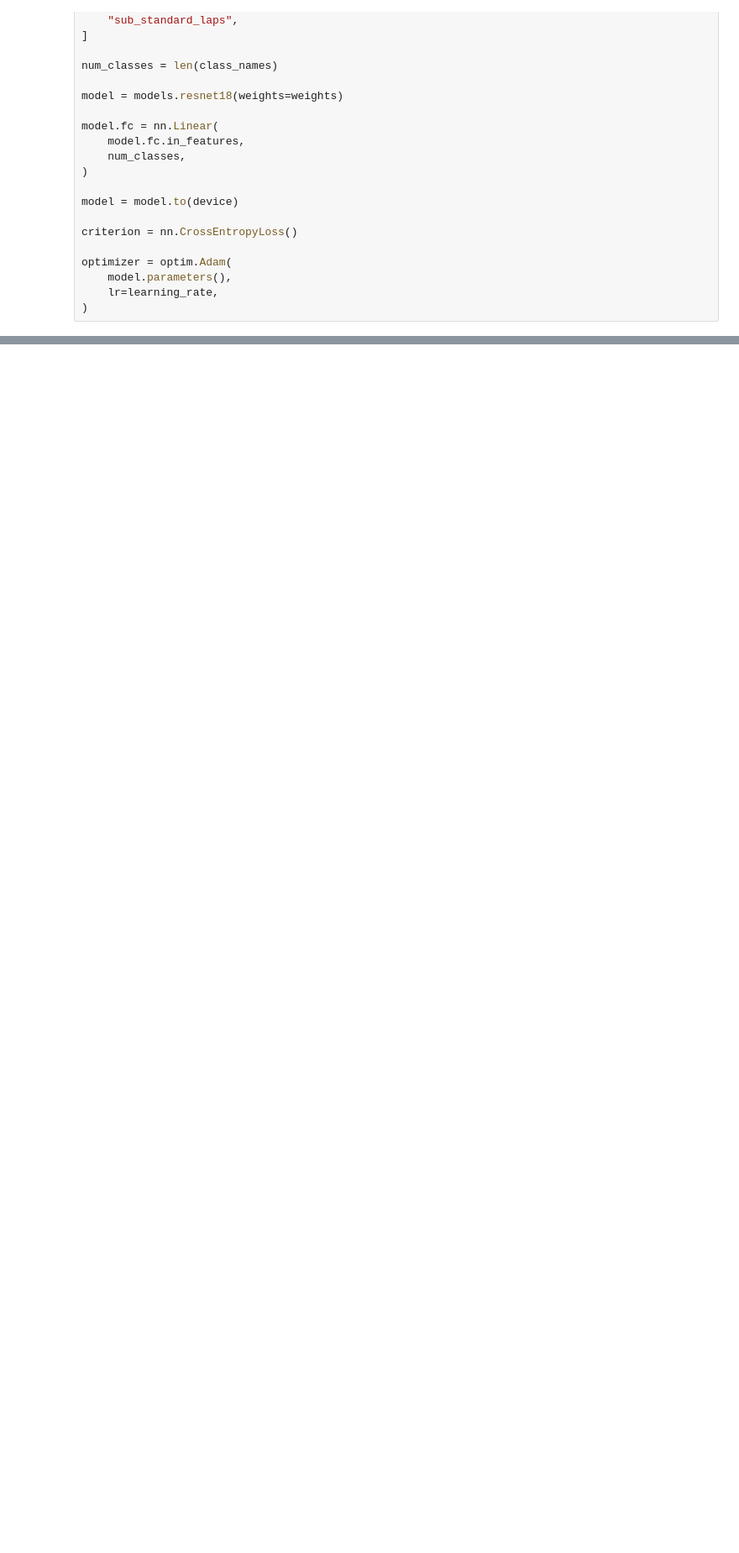
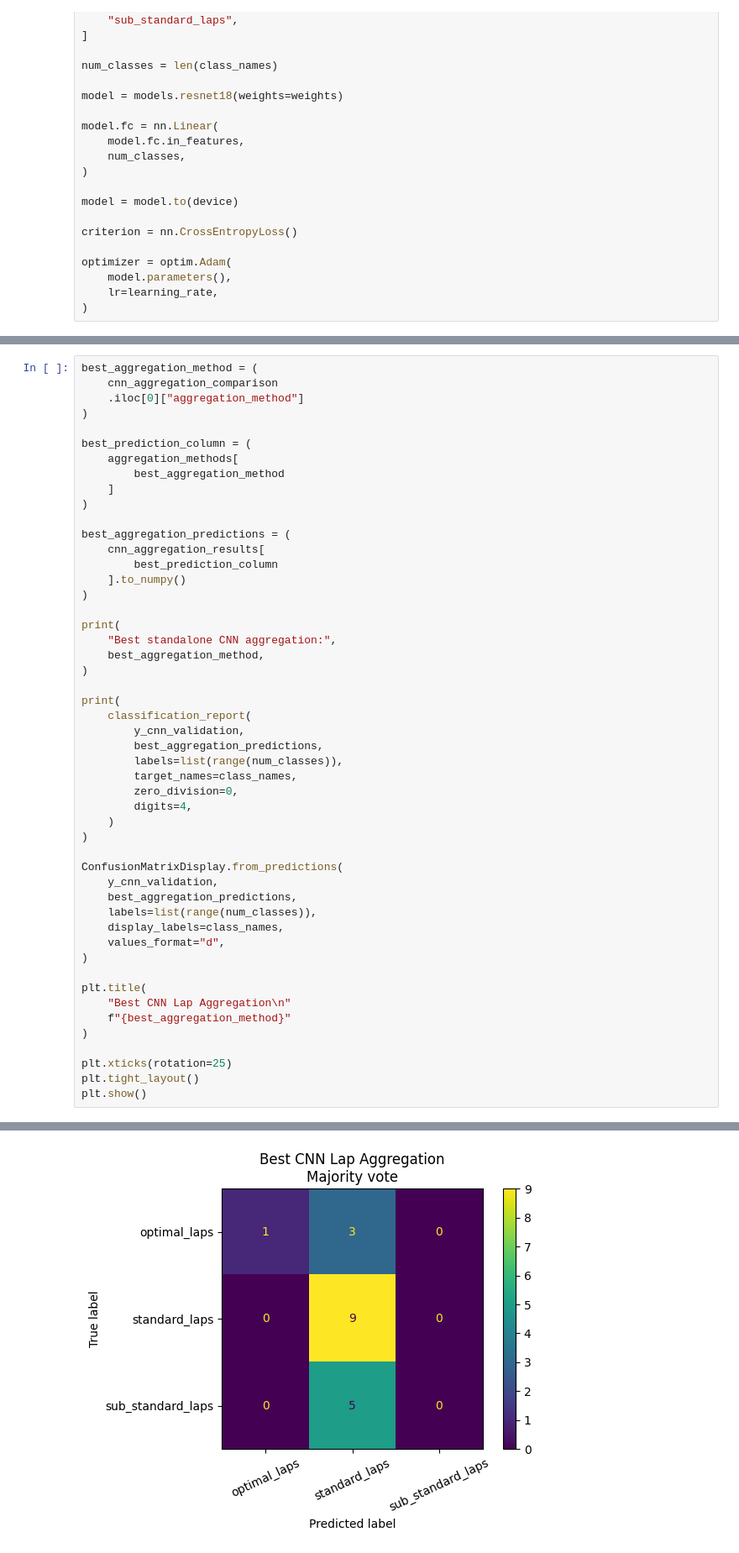
Before and after one commit to Prachet06/F1-Optimized-Cornering-Project, a Jupyter notebook: Code/Model.ipynb, the cells around one changed output, grey strips where cells are left out. Shown at 84% size. Saved outputs shown, nothing was run; the diff lists cells and outputs as text; blank space fills up the shorter version.

```diff
--- a/Code/Model.ipynb
+++ b/Code/Model.ipynb
@@ -3333,0 +1227,51 @@ display(fusion_comparison_df)
+# %%
+best_aggregation_method = (
+    cnn_aggregation_comparison
+    .iloc[0]["aggregation_method"]
+)
+
+best_prediction_column = (
+    aggregation_methods[
+        best_aggregation_method
+    ]
+)
+
+best_aggregation_predictions = (
+    cnn_aggregation_results[
+        best_prediction_column
+    ].to_numpy()
+)
+
+print(
+    "Best standalone CNN aggregation:",
+    best_aggregation_method,
+)
+
+print(
+    classification_report(
+        y_cnn_validation,
+        best_aggregation_predictions,
+        labels=list(range(num_classes)),
+        target_names=class_names,
+        zero_division=0,
+        digits=4,
+    )
+)
+
+ConfusionMatrixDisplay.from_predictions(
+    y_cnn_validation,
+    best_aggregation_predictions,
+    labels=list(range(num_classes)),
+    display_labels=class_names,
+    values_format="d",
+)
+
+plt.title(
+    "Best CNN Lap Aggregation\n"
+    f"{best_aggregation_method}"
+)
+
+plt.xticks(rotation=25)
+plt.tight_layout()
+plt.show()
+# %% [output]
@@ -3333,0 +1288 @@ display(fusion_comparison_df)
+[figure, added]
```
Also changed, not shown: parts of 125 cells of this notebook, 49 other files.
